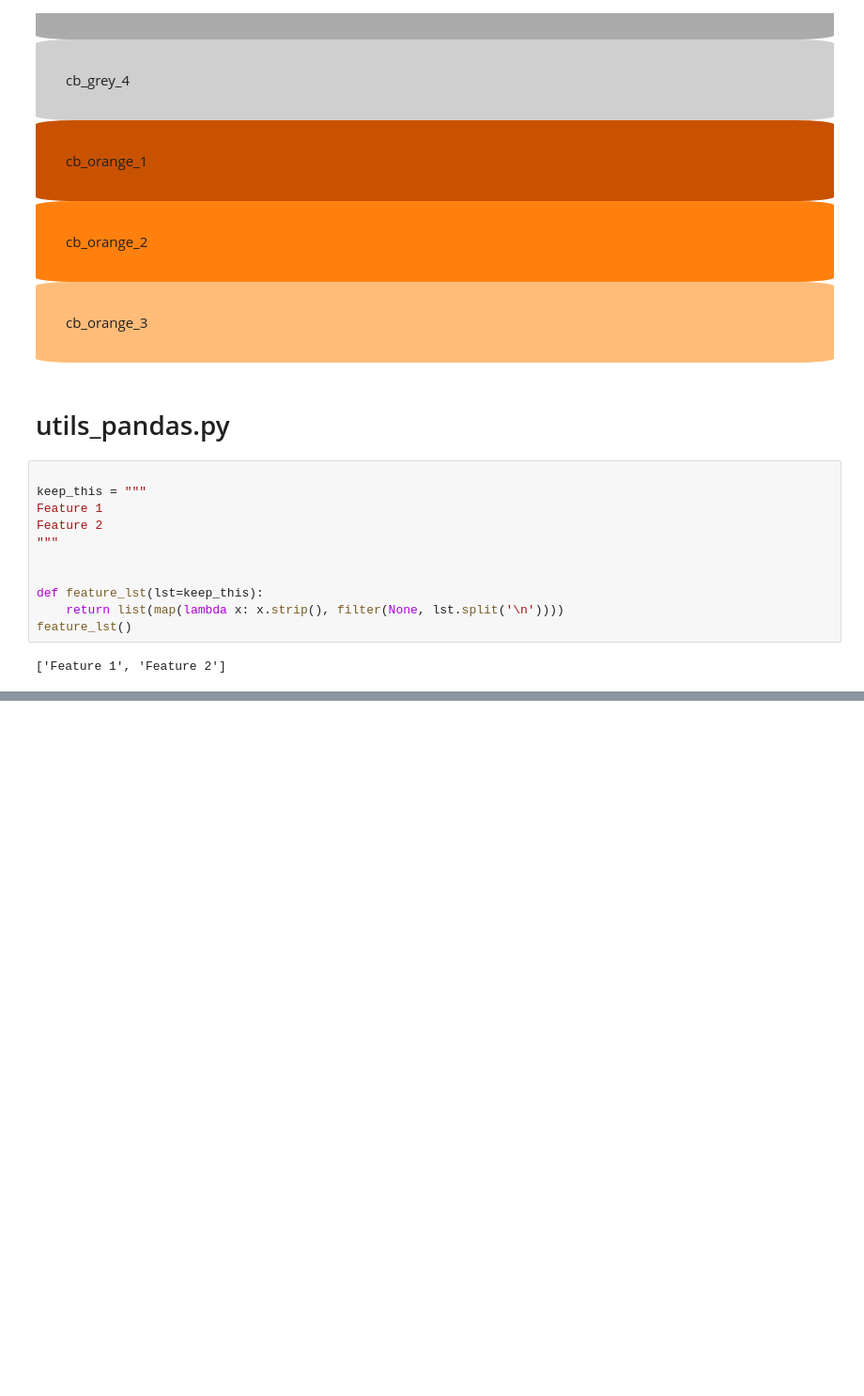
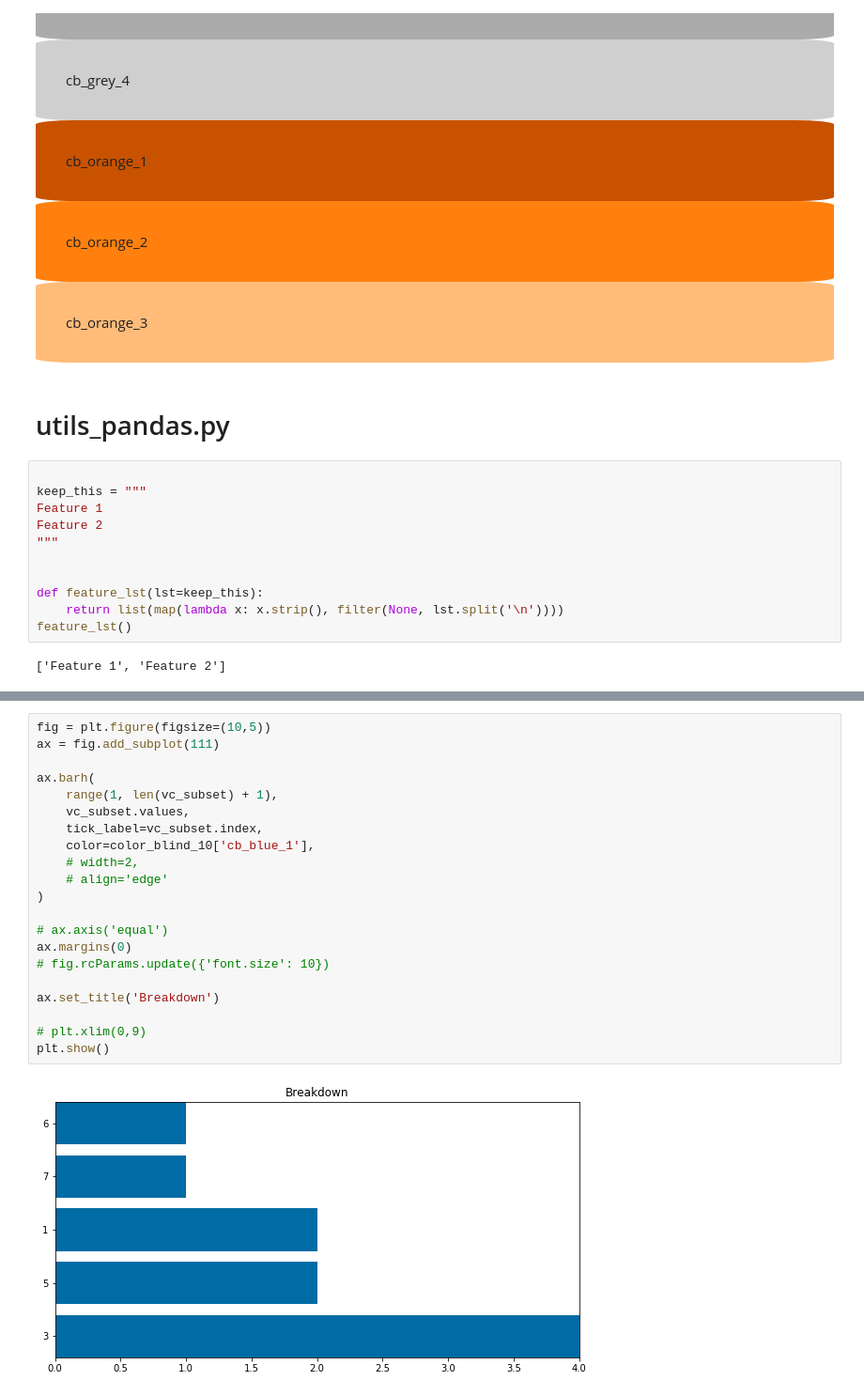
Before and after one commit to xR86/ml-stuff, a Jupyter notebook: kaggle/test_utils.ipynb, the cells around one changed output, grey strips where cells are left out. Shown: that part at 94% size. Cells and saved outputs as stored; diff of their text form; blank space fills up the shorter version.

```diff
--- a/kaggle/test_utils.ipynb
+++ b/kaggle/test_utils.ipynb
@@ -56,0 +118,23 @@ feature_lst()
+# %%
+fig = plt.figure(figsize=(10,5))
+ax = fig.add_subplot(111)
+
+ax.barh(
+	range(1, len(vc_subset) + 1),
+	vc_subset.values,
+	tick_label=vc_subset.index,
+	color=color_blind_10['cb_blue_1'],
+	# width=2,
+	# align='edge'
+)
+
+# ax.axis('equal')
+ax.margins(0)
+# fig.rcParams.update({'font.size': 10})
+
+ax.set_title('Breakdown')
+
+# plt.xlim(0,9)
+plt.show()
+# %% [output]
+[figure, added]
```
Also changed, not shown: parts of 8 cells of this notebook.
